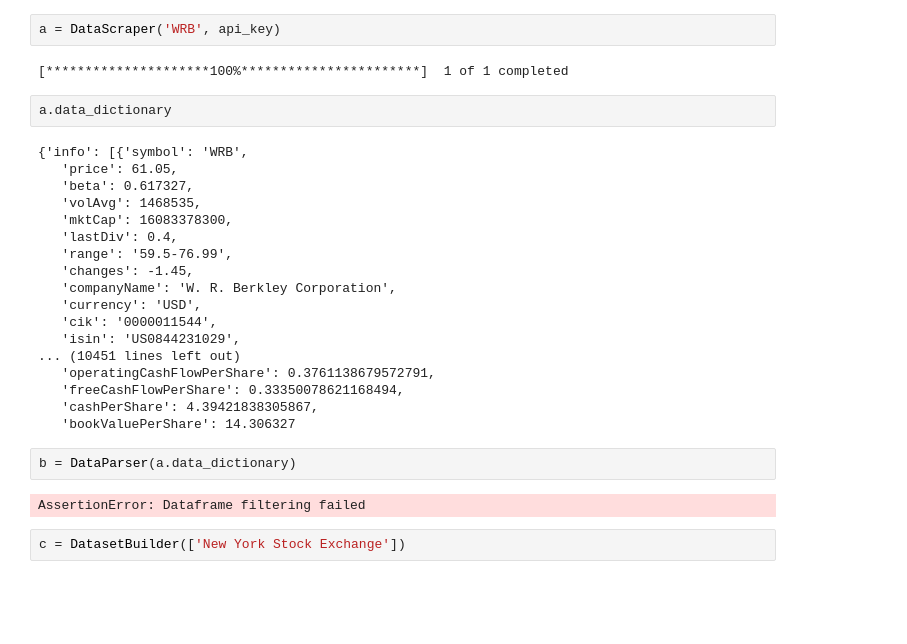
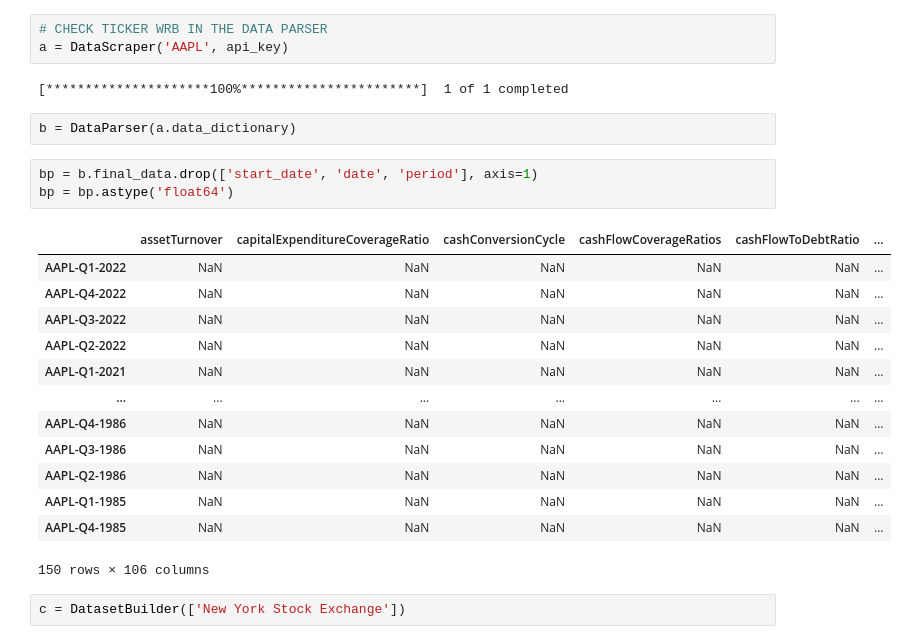
Before and after one commit to oldhiltonian/investment-dataset-builder, a Jupyter notebook: Examples.ipynb, the cells around one changed output. Saved outputs shown, nothing was run; the diff lists cells and outputs as text; blank space fills up the shorter version.

Commit message:
Build a data validation method to ensure all data is float64

```diff
--- a/Examples.ipynb
+++ b/Examples.ipynb
@@ -10,33 +10,29 @@ key_path = Path().home()/'desktop'/'FinancialModellingPrep_API.txt'
 with open(key_path) as file:
     api_key = file.read()
 # %%
-a = DataScraper('WRB', api_key)
+# CHECK TICKER WRB IN THE DATA PARSER
+a = DataScraper('AAPL', api_key)
 # %% [output]
 [*********************100%***********************]  1 of 1 completed
-# %%
-a.data_dictionary
-# %% [output]
-{'info': [{'symbol': 'WRB',
-   'price': 61.05,
-   'beta': 0.617327,
-   'volAvg': 1468535,
-   'mktCap': 16083378300,
-   'lastDiv': 0.4,
-   'range': '59.5-76.99',
-   'changes': -1.45,
-   'companyName': 'W. R. Berkley Corporation',
-   'currency': 'USD',
-   'cik': '0000011544',
-   'isin': 'US0844231029',
-... (10451 lines left out)
-   'operatingCashFlowPerShare': 0.3761138679572791,
-   'freeCashFlowPerShare': 0.33350078621168494,
-   'cashPerShare': 4.39421838305867,
-   'bookValuePerShare': 14.306327
 # %%
 b = DataParser(a.data_dictionary)
-# %% [output]
-AssertionError: Dataframe filtering failed
+# %%
+bp = b.final_data.drop(['start_date', 'date', 'period'], axis=1)
+bp = bp.astype('float64')
+# %% [output]
+|  | assetTurnover | capitalExpenditureCoverageRatio | cashConversionCycle | cashFlowCoverageRatios | cashFlowToDebtRatio | ... |
+| AAPL-Q1-2022 | NaN | NaN | NaN | NaN | NaN | ... |
+| AAPL-Q4-2022 | NaN | NaN | NaN | NaN | NaN | ... |
+| AAPL-Q3-2022 | NaN | NaN | NaN | NaN | NaN | ... |
+| AAPL-Q2-2022 | NaN | NaN | NaN | NaN | NaN | ... |
+| AAPL-Q1-2021 | NaN | NaN | NaN | NaN | NaN | ... |
+| ... | ... | ... | ... | ... | ... | ... |
+| AAPL-Q4-1986 | NaN | NaN | NaN | NaN | NaN | ... |
+| AAPL-Q3-1986 | NaN | NaN | NaN | NaN | NaN | ... |
+| AAPL-Q2-1986 | NaN | NaN | NaN | NaN | NaN | ... |
+| AAPL-Q1-1985 | NaN | NaN | NaN | NaN | NaN | ... |
+| AAPL-Q4-1985 | NaN | NaN | NaN | NaN | NaN | ... |
+150 rows × 106 columns
 # %%
 c = DatasetBuilder(['New York Stock Exchange'])
 # %%
```
Also changed, not shown: 2 other files.
